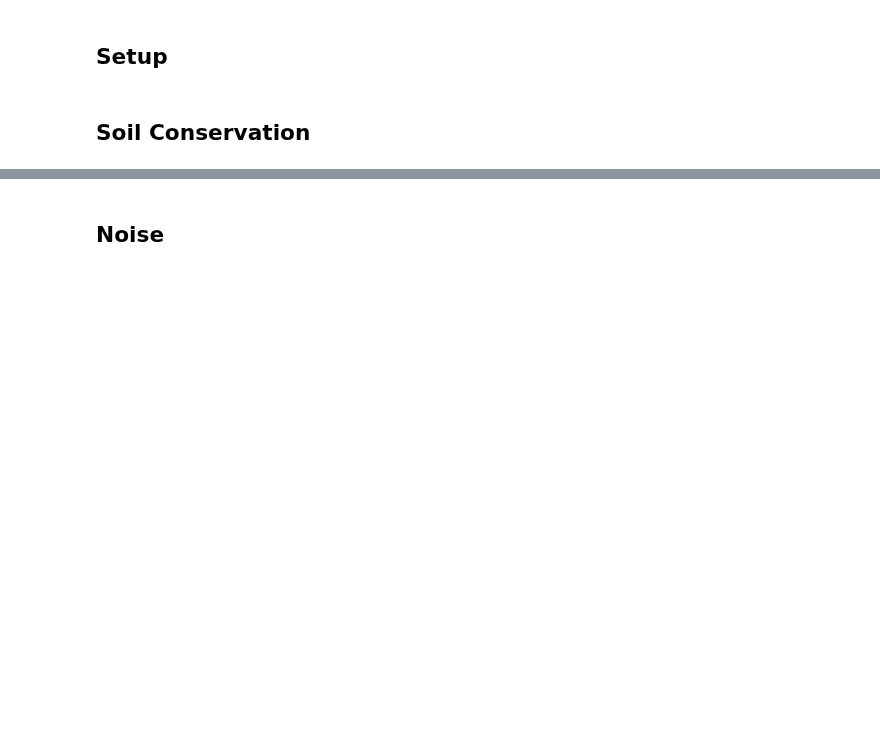
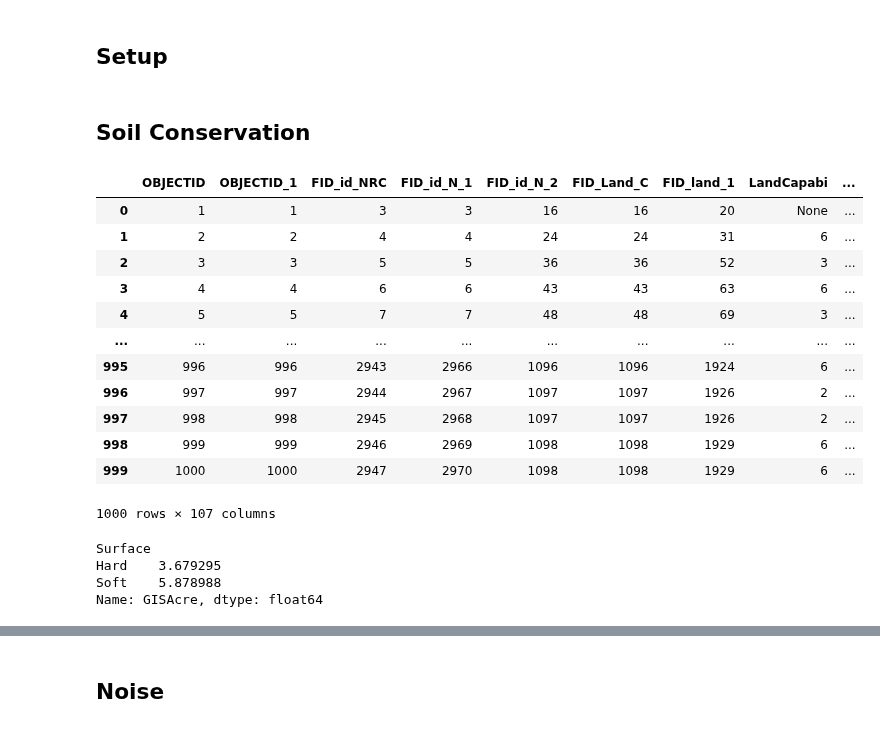
Before and after one commit to trpa-agency/ThresholdEvaluation, a Jupyter notebook: Scripts/2023/ThresholdEvaluation_DataEngineering_2023.ipynb, the cells around one changed output, grey strips where cells are left out. Drawn from its saved outputs; the diff is of its cells as text; code cells hidden in the pictures; blank space fills up the shorter version.

```diff
--- a/Scripts/2023/ThresholdEvaluation_DataEngineering_2023.ipynb
+++ b/Scripts/2023/ThresholdEvaluation_DataEngineering_2023.ipynb
@@ -15,3 +15,19 @@ workspace =r'F:\Research and Analysis\Workspace\Sarah\Data Management 2023\Scrat
 #conn = pyodbc.connect('DRIVER={ODBC Driver 17 for SQL Server};SERVER=sql12;DATABASE=sde_tabular;UID=sde;PWD=staff')
 # %% [markdown]
 ## Soil Conservation
+# %%
+dfImp2019
+# %% [output]
+|  | OBJECTID | OBJECTID_1 | FID_id_NRC | FID_id_N_1 | FID_id_N_2 | FID_Land_C | FID_land_1 | LandCapabi | ... |
+| 0 | 1 | 1 | 3 | 3 | 16 | 16 | 20 | None | ... |
+| 1 | 2 | 2 | 4 | 4 | 24 | 24 | 31 | 6 | ... |
+| 2 | 3 | 3 | 5 | 5 | 36 | 36 | 52 | 3 | ... |
+| 3 | 4 | 4 | 6 | 6 | 43 | 43 | 63 | 6 | ... |
+| 4 | 5 | 5 | 7 | 7 | 48 | 48 | 69 | 3 | ... |
+| ... | ... | ... | ... | ... | ... | ... | ... | ... | ... |
+| 995 | 996 | 996 | 2943 | 2966 | 1096 | 1096 | 1924 | 6 | ... |
+| 996 | 997 | 997 | 2944 | 2967 | 1097 | 1097 | 1926 | 2 | ... |
+| 997 | 998 | 998 | 2945 | 2968 | 1097 | 1097 | 1926 | 2 | ... |
+| 998 | 999 | 999 | 2946 | 2969 | 1098 | 1098 | 1929 | 6 | ... |
+| 999 | 1000 | 1000 | 2947 | 2970 | 1098 | 1098 | 1929 | 6 | ... |
+1000 rows × 107 columns
@@ -17,0 +38,7 @@ workspace =r'F:\Research and Analysis\Workspace\Sarah\Data Management 2023\Scrat
+# %%
+df
+# %% [output]
+Surface
+Hard    3.679295
+Soft    5.878988
+Name: GISAcre, dtype: float64
```
Also changed, not shown: parts of 3 cells of this notebook, 2 other files.
